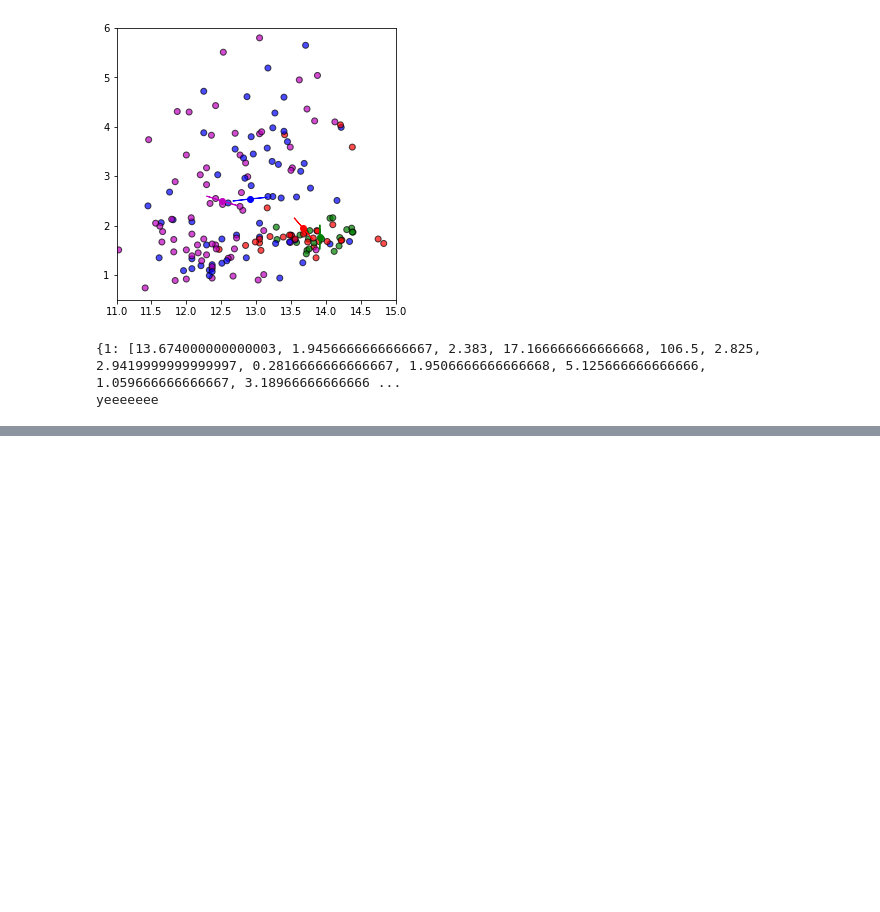
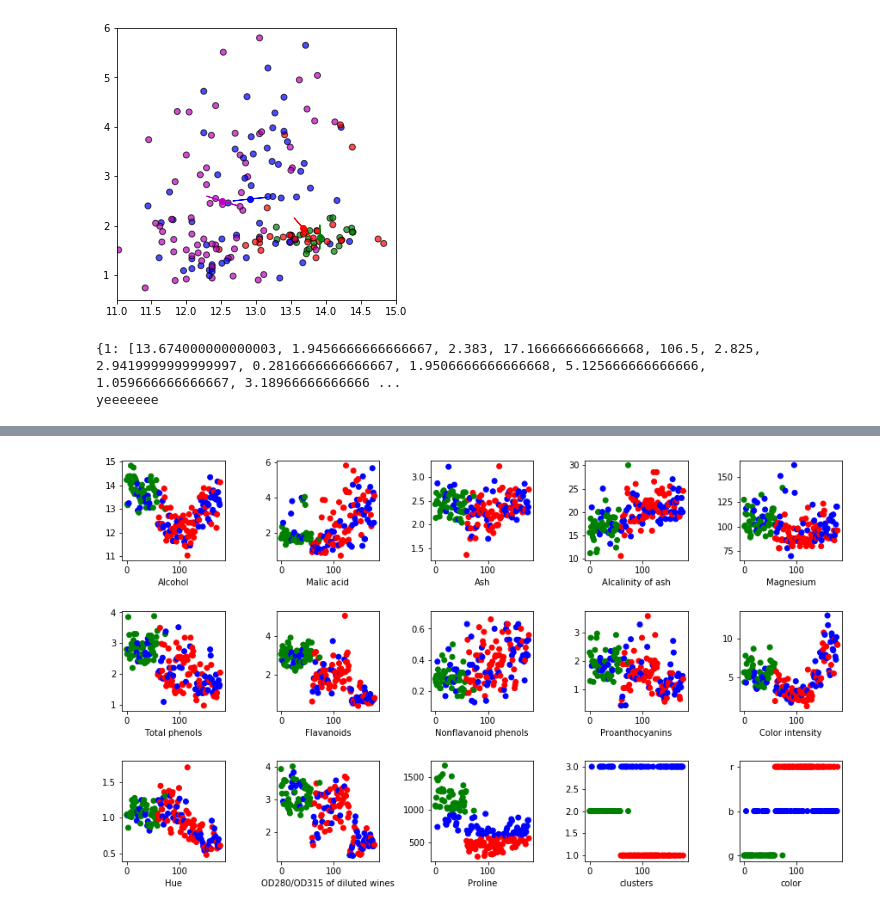
Before and after one commit to Gruntrexpewrus/HMK4, a Jupyter notebook: Leoex3.ipynb, the cells around one changed output, grey strips where cells are left out. Drawn from its saved outputs; the diff is of its cells as text; code cells hidden in the pictures; blank space fills up the shorter version.

```diff
--- a/Leoex3.ipynb
+++ b/Leoex3.ipynb
@@ -441,0 +440,12 @@ while True:
+# %%
+fig= plt.figure(figsize=(15,15))
+fig.subplots_adjust(hspace=0.5,wspace=0.5)
+x=1
+#len(df.columns)
+for i in df:
+    ax=fig.add_subplot(5,5,x)
+    ax.scatter(range(len(df)), df[i], c = df['clusters'].map(lambda x:colmap[x]))
+    ax.set_xlabel(i)
+    x+=1
+# %% [output]
+[figure, added]
```
Also changed, not shown: parts of 1 cell of this notebook.
